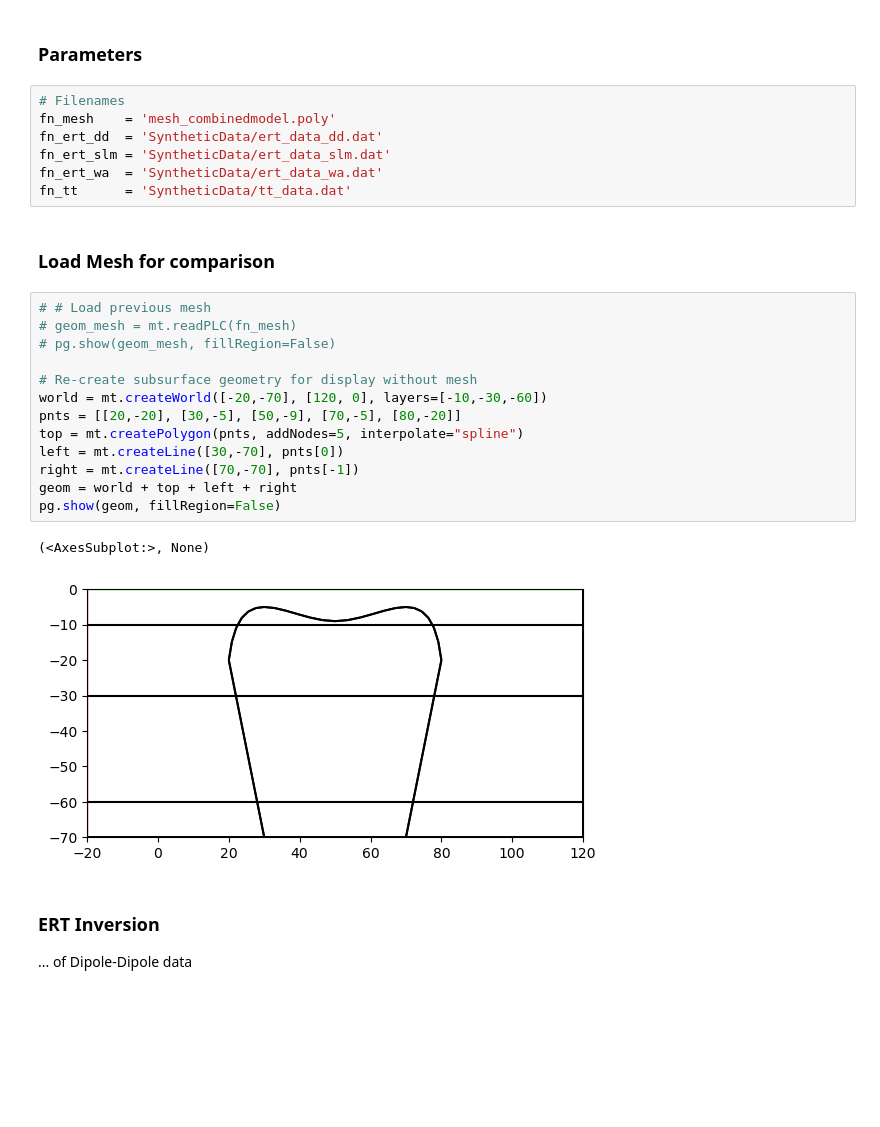
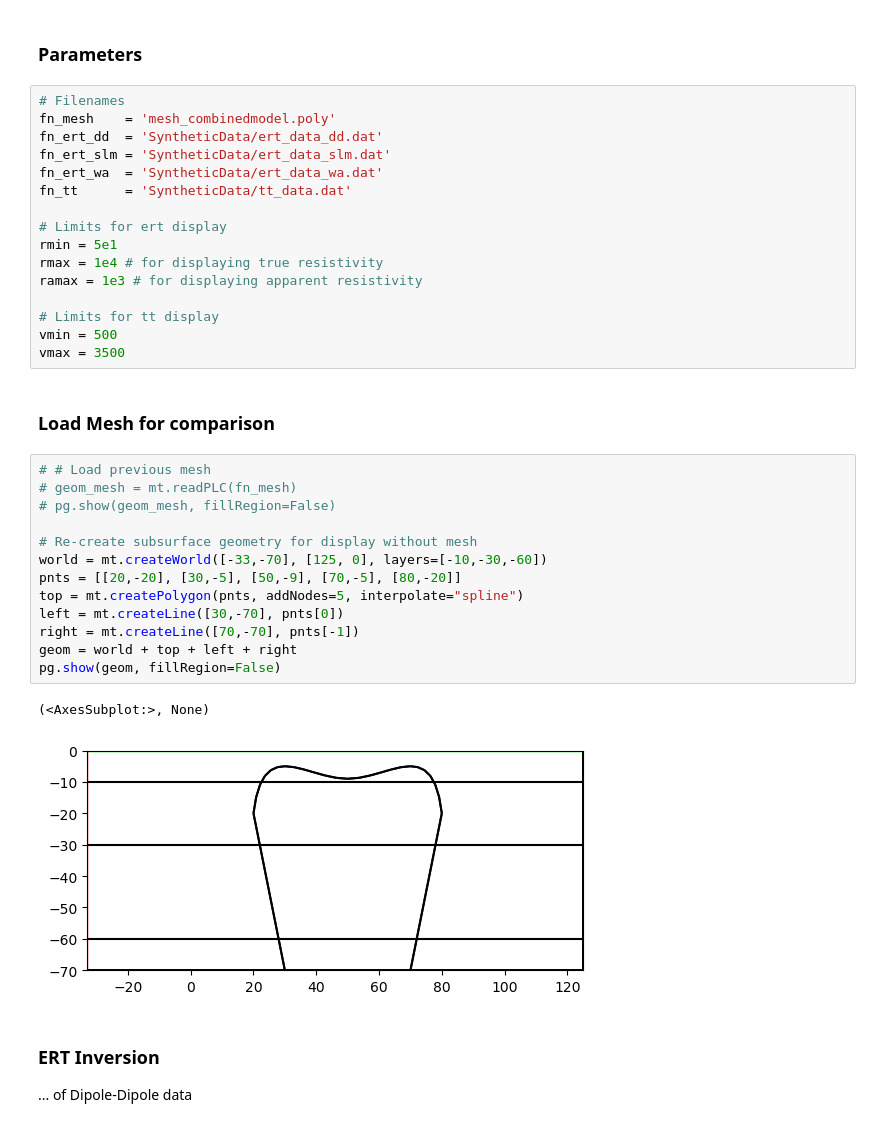
Before and after one commit to ZiegAnt/ResearchModule, a Jupyter notebook: RM_pygimli_Inversions.ipynb, the cells around one changed output. Drawn from its saved outputs; the diff is of its cells as text; blank space fills up the shorter version.

Commit message:
improvements to figures and computations

```diff
--- a/RM_pygimli_Inversions.ipynb
+++ b/RM_pygimli_Inversions.ipynb
@@ -36,24 +36,33 @@ fn_ert_dd  = 'SyntheticData/ert_data_dd.dat'
 fn_ert_slm = 'SyntheticData/ert_data_slm.dat'
 fn_ert_wa  = 'SyntheticData/ert_data_wa.dat'
 fn_tt      = 'SyntheticData/tt_data.dat'
+
+# Limits for ert display
+rmin = 5e1
+rmax = 1e4 # for displaying true resistivity
+ramax = 1e3 # for displaying apparent resistivity
+
+# Limits for tt display
+vmin = 500
+vmax = 3500
 # %% [markdown]
 ### Load Mesh for comparison
 # %%
 # # Load previous mesh
 # geom_mesh = mt.readPLC(fn_mesh)
 # pg.show(geom_mesh, fillRegion=False)
 
 # Re-create subsurface geometry for display without mesh
-world = mt.createWorld([-20,-70], [120, 0], layers=[-10,-30,-60])
+world = mt.createWorld([-33,-70], [125, 0], layers=[-10,-30,-60])
 pnts = [[20,-20], [30,-5], [50,-9], [70,-5], [80,-20]]
 top = mt.createPolygon(pnts, addNodes=5, interpolate="spline")
 left = mt.createLine([30,-70], pnts[0])
 right = mt.createLine([70,-70], pnts[-1])
 geom = world + top + left + right
 pg.show(geom, fillRegion=False)
 # %% [output]
 (<AxesSubplot:>, None)
-[figure, old version]
+[figure, new version]
 # %% [markdown]
 ### ERT Inversion
 
```
Also changed, not shown: parts of 6 cells of this notebook, 23 other files.
